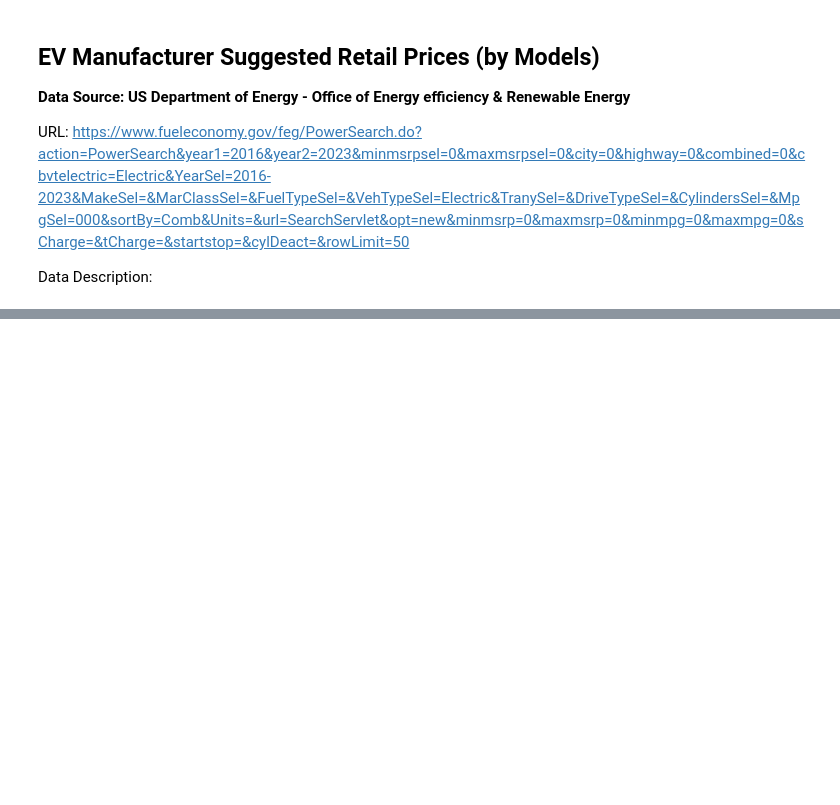
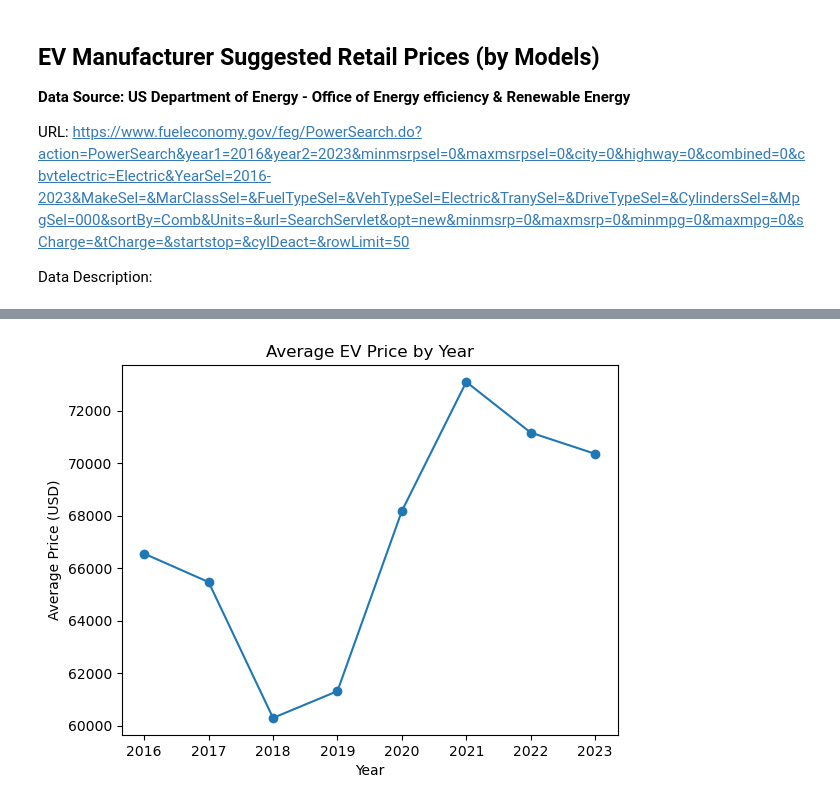
Before and after one commit to kyle-du/ev-research-proj, a Jupyter notebook: Data Scraping-EV Pricing 2016-2023.ipynb, the cells around one changed output, grey strips where cells are left out. Drawn from its saved outputs; the diff is of its cells as text; code cells hidden in the pictures; blank space fills up the shorter version.

Commit message:
plotted year&avg price, cleaned the registration data

```diff
--- a/Data Scraping-EV Pricing 2016-2023.ipynb
+++ b/Data Scraping-EV Pricing 2016-2023.ipynb
@@ -135,0 +142,33 @@ print(pricing_csv)
+# %%
+import matplotlib.pyplot as plt
+
+# Load your CSV file
+pricing_df = pd.read_csv(csv_file_path)
+
+# Function to handle MSRP ranges and convert to numeric
+def clean_msrp(msrp):
+    if pd.isna(msrp):
+        return None
+    msrp = msrp.replace('$', '').replace(',', '').strip()
+    if '– ' in msrp:
+        low, high = msrp.split('–')
+        return (float(low) + float(high)) / 2
+    else:
+        return float(msrp)
+
+# Apply the function to clean MSRP
+pricing_df['MSRP'] = pricing_df['MSRP'].apply(clean_msrp)
+
+# Drop rows where MSRP is NaN
+pricing_df = pricing_df.dropna(subset=['MSRP'])
+
+# Calculate the average MSRP by year
+avg_prices_per_year = pricing_df.groupby('Year')['MSRP'].mean()
+
+plt.plot(avg_prices_per_year.index, avg_prices_per_year.values, marker='o')
+plt.title('Average EV Price by Year')
+plt.xlabel('Year')
+plt.ylabel('Average Price (USD)')
+plt.show()
+# %% [output]
+[figure, added]
```
Also changed, not shown: parts of 3 cells of this notebook, 1 other file.
